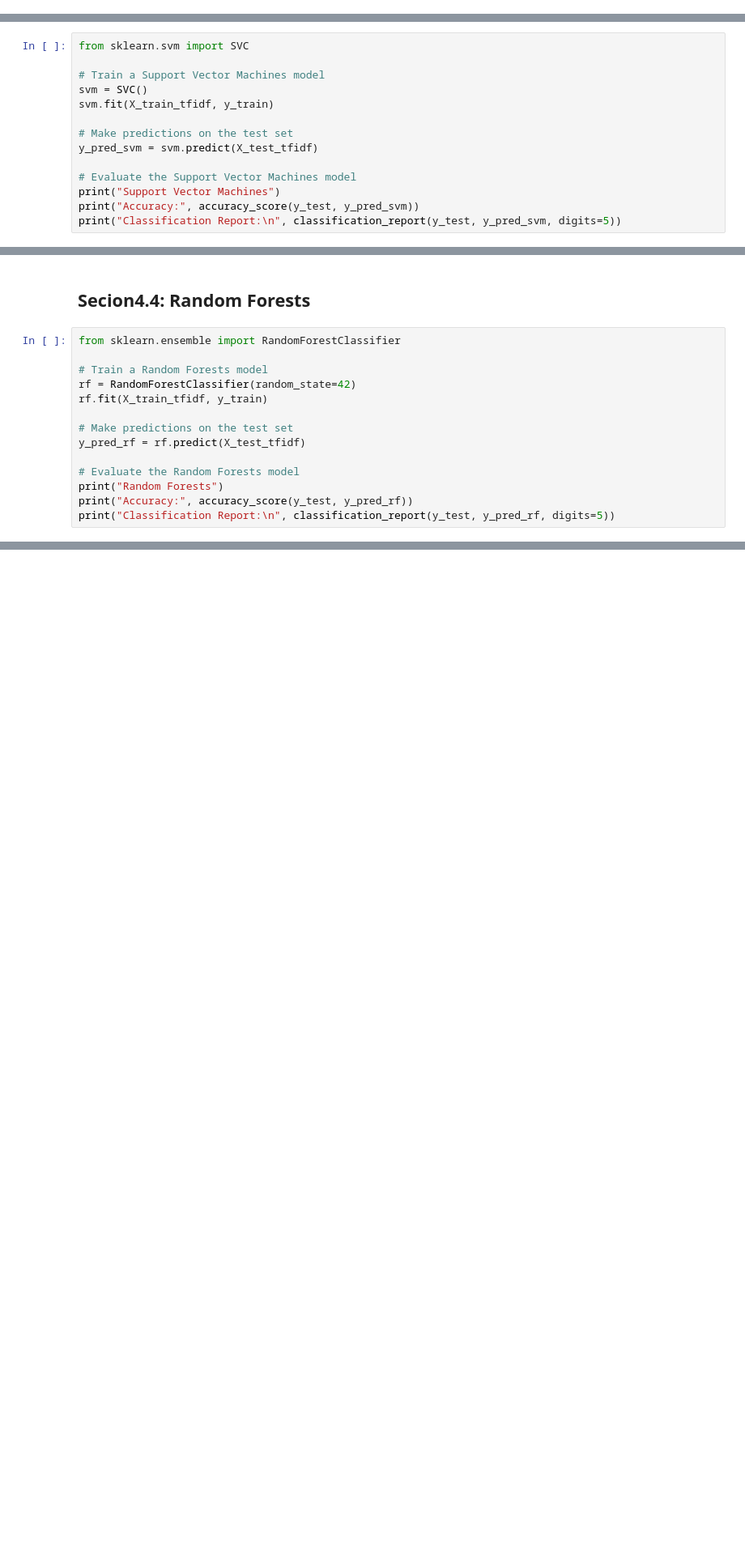
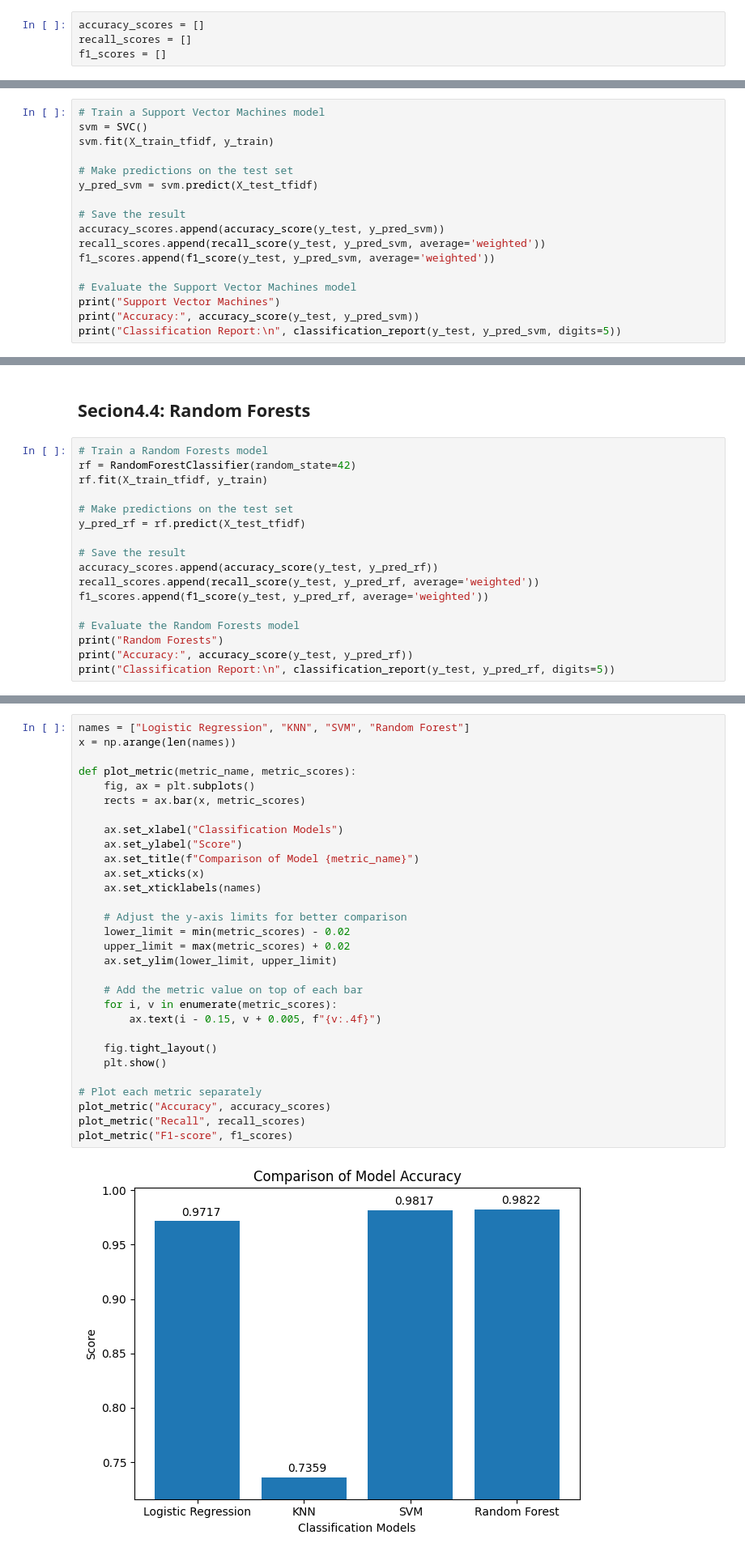
Before and after one commit to Jingxuan-Bao/Tweet_Depression_Detection, a Jupyter notebook: Tweet_Derpessive_Detection.ipynb, the cells around one changed output, grey strips where cells are left out. Shown at 81% size. Cells and saved outputs as stored; diff of their text form; blank space fills up the shorter version.

Commit message:
fix model processing

```diff
--- a/Tweet_Derpessive_Detection.ipynb
+++ b/Tweet_Derpessive_Detection.ipynb
@@ -505,4 +355,8 @@ weighted avg    0.99246   0.99238   0.99235      2494
 When selecting a model for your tweet classification task, it's a good idea to start with simple models and then gradually move to more complex ones if needed.
 # %% [markdown]
 ## **Secion4.1: Logistic Regression**
+# %%
+accuracy_scores = []
+recall_scores = []
+f1_scores = []
 # %%
@@ -617,8 +429,6 @@ weighted avg    0.83227   0.78467   0.73234     16830
 # %% [markdown]
 ## **Secion4.3: Support Vector Classifier**
 # %%
-from sklearn.svm import SVC
-
 # Train a Support Vector Machines model
 svm = SVC()
 svm.fit(X_train_tfidf, y_train)
@@ -626,6 +436,11 @@ svm.fit(X_train_tfidf, y_train)
 # Make predictions on the test set
 y_pred_svm = svm.predict(X_test_tfidf)
 
+# Save the result
+accuracy_scores.append(accuracy_score(y_test, y_pred_svm))
+recall_scores.append(recall_score(y_test, y_pred_svm, average='weighted'))
+f1_scores.append(f1_score(y_test, y_pred_svm, average='weighted'))
+
 # Evaluate the Support Vector Machines model
 print("Support Vector Machines")
 print("Accuracy:", accuracy_score(y_test, y_pred_svm))
@@ -732,8 +467,6 @@ files.download('/content/svm_model.pkl')
 # %% [markdown]
 ## **Secion4.4: Random Forests**
 # %%
-from sklearn.ensemble import RandomForestClassifier
-
 # Train a Random Forests model
 rf = RandomForestClassifier(random_state=42)
 rf.fit(X_train_tfidf, y_train)
@@ -741,6 +474,11 @@ rf.fit(X_train_tfidf, y_train)
 # Make predictions on the test set
 y_pred_rf = rf.predict(X_test_tfidf)
 
+# Save the result
+accuracy_scores.append(accuracy_score(y_test, y_pred_rf))
+recall_scores.append(recall_score(y_test, y_pred_rf, average='weighted'))
+f1_scores.append(f1_score(y_test, y_pred_rf, average='weighted'))
+
 # Evaluate the Random Forests model
 print("Random Forests")
 print("Accuracy:", accuracy_score(y_test, y_pred_rf))
@@ -766,0 +507,32 @@ files.download('/content/rf_model.pkl')
+# %%
+names = ["Logistic Regression", "KNN", "SVM", "Random Forest"]
+x = np.arange(len(names))
+
+def plot_metric(metric_name, metric_scores):
+    fig, ax = plt.subplots()
+    rects = ax.bar(x, metric_scores)
+
+    ax.set_xlabel("Classification Models")
+    ax.set_ylabel("Score")
+    ax.set_title(f"Comparison of Model {metric_name}")
+    ax.set_xticks(x)
+    ax.set_xticklabels(names)
+
+    # Adjust the y-axis limits for better comparison
+    lower_limit = min(metric_scores) - 0.02
+    upper_limit = max(metric_scores) + 0.02
+    ax.set_ylim(lower_limit, upper_limit)
+
+    # Add the metric value on top of each bar
+    for i, v in enumerate(metric_scores):
+        ax.text(i - 0.15, v + 0.005, f"{v:.4f}")
+
+    fig.tight_layout()
+    plt.show()
+
+# Plot each metric separately
+plot_metric("Accuracy", accuracy_scores)
+plot_metric("Recall", recall_scores)
+plot_metric("F1-score", f1_scores)
+# %% [output]
+[figure, added]
```
Also changed, not shown: parts of 56 cells of this notebook.
